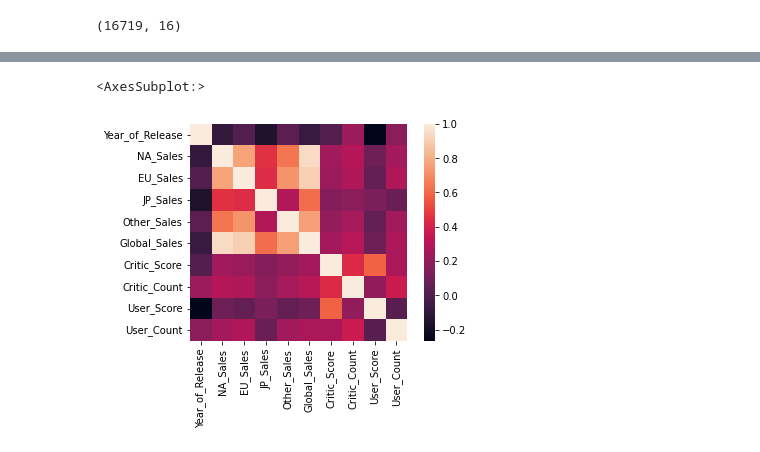
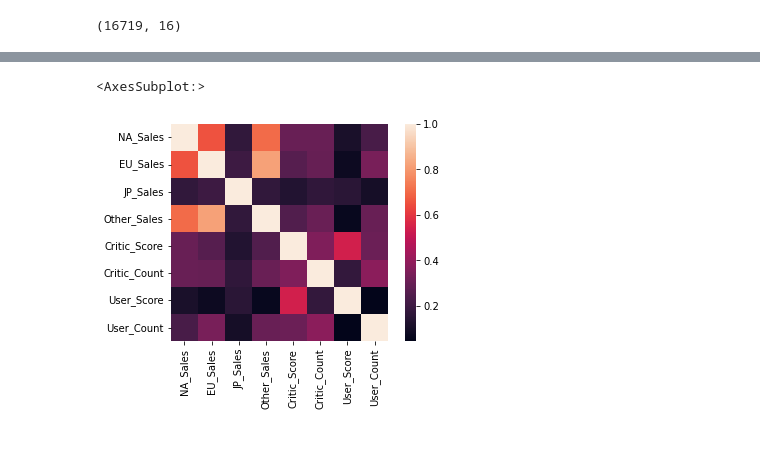
Before and after one commit to tsopeh/unsupervised_learning, a Jupyter notebook: video_games.ipynb, the cells around one changed output, grey strips where cells are left out. Drawn from its saved outputs; the diff is of its cells as text; code cells hidden in the pictures.

```diff
--- a/video_games.ipynb
+++ b/video_games.ipynb
@@ -18,3 +37,7 @@ Executing methods that do some data transformation which involves randomness (i.
 # @formatter:on
 randomness_id = 5100
 np.random.seed(randomness_id)
+# %%
+def remove_outliers(df):
+    filtered_entries = (np.abs(stats.zscore(df.select_dtypes(include=np.number))) < 3).all(axis=1)
+    return df[filtered_entries]
@@ -153,0 +209,10 @@ df.describe()
+# %%
+numeric_df = df[["NA_Sales", "EU_Sales", "JP_Sales", "Other_Sales", "Critic_Score", "Critic_Count", "User_Score",
+                 "User_Count"]]
+numeric_df = numeric_df[numeric_df.notna().all(axis=1)]
+display(numeric_df.shape)
+display(numeric_df.describe())
+
+numeric_df = remove_outliers(numeric_df)
+display(numeric_df.shape)
+display(numeric_df.describe())
@@ -154,8 +240,8 @@ df.describe()
 # %%
-sns.heatmap(df.corr(), square=True)
+sns.heatmap(numeric_df.corr(), square=True)
 # %% [output]
 <AxesSubplot:>
-[figure, old version]
+[figure, new version]
 # %%
 pure_df = df[df.notna().all(axis=1)]
 print(pure_df.shape)
```
Also changed, not shown: parts of 37 cells of this notebook.
